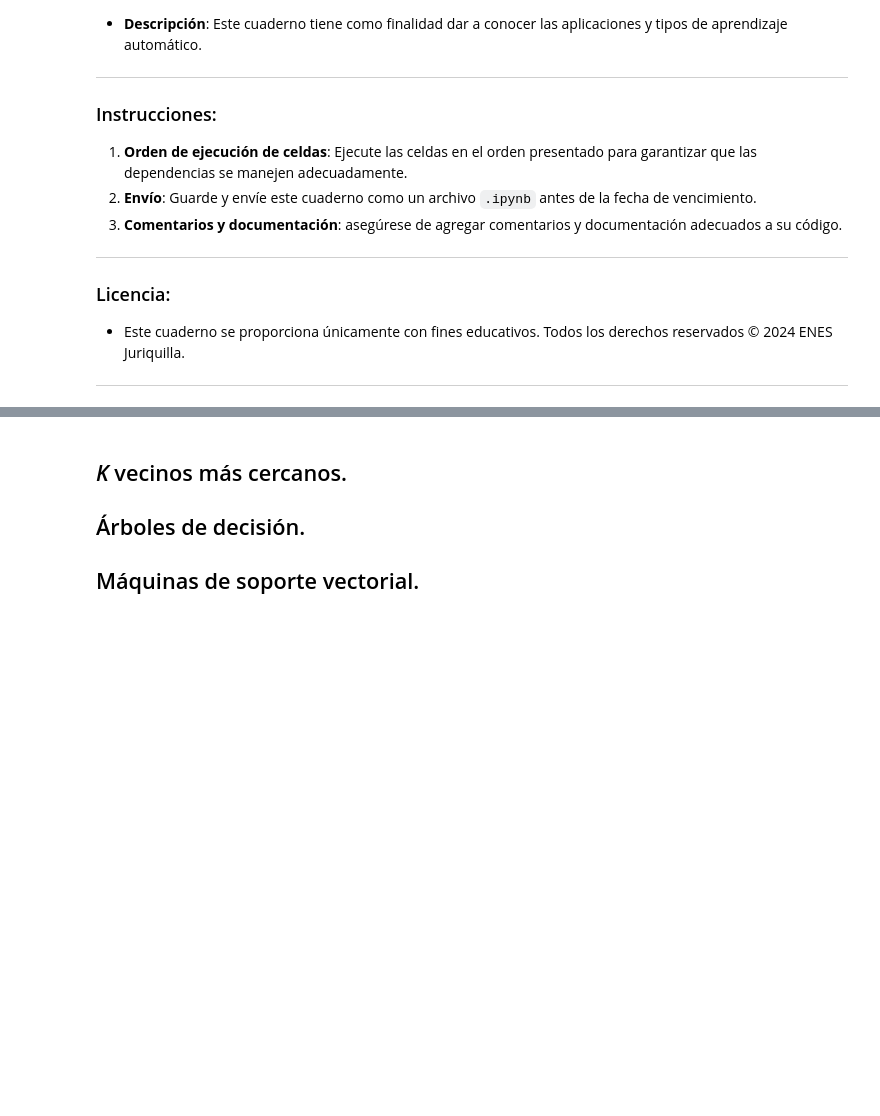
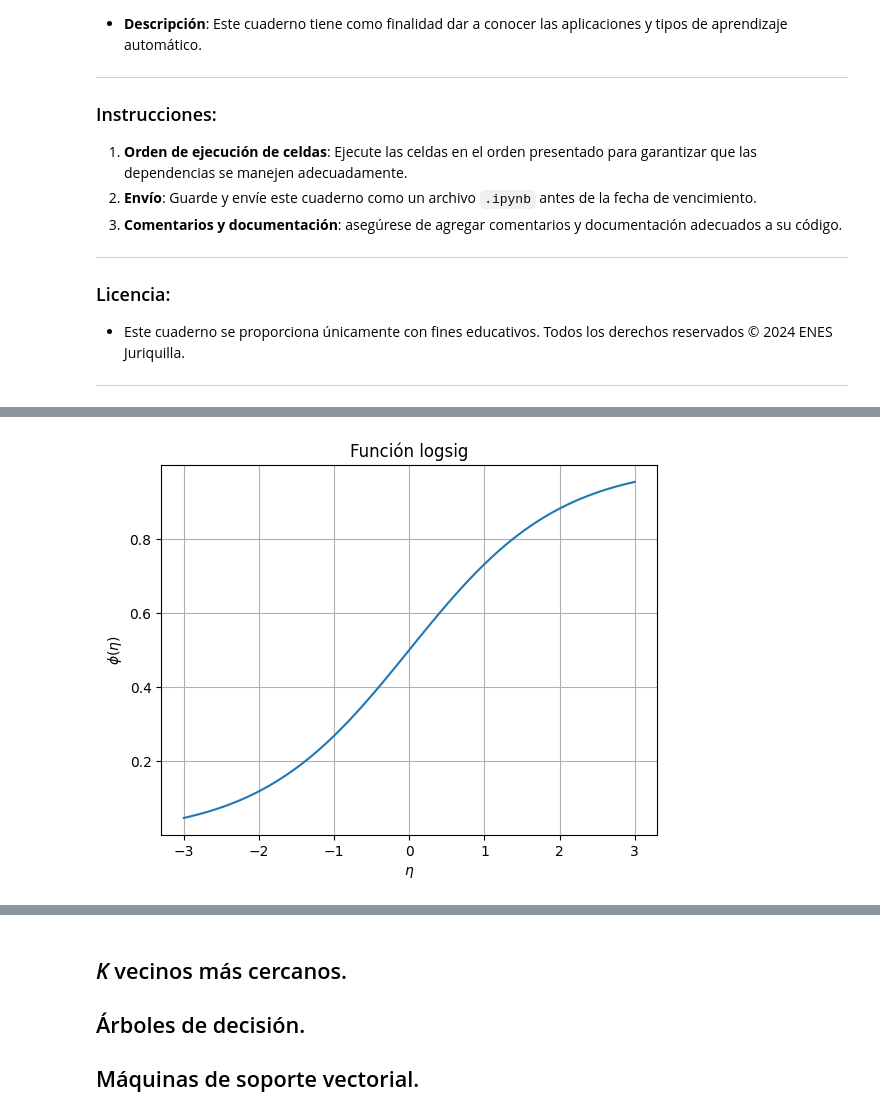
Before and after one commit to jesolisp/Curso-Introduccion-Aprendizaje-Automatico, a Jupyter notebook: docs/JESP_03_Modelos_clasificacion.ipynb, the cells around one changed output, grey strips where cells are left out. Cells and saved outputs as stored; diff of their text form; code cells hidden in the pictures; blank space fills up the shorter version.

```diff
--- a/docs/JESP_03_Modelos_clasificacion.ipynb
+++ b/docs/JESP_03_Modelos_clasificacion.ipynb
@@ -157,16 +151,21 @@ $$
 # %%
 import numpy as np
 import matplotlib.pyplot as plt
 
-x = np.linspace(-3,3,100)
+eta = np.linspace(-3,3,100)
 
 logsig = lambda n: 1/(1 + np.exp(-n)) # <--
 
 #def logsig(n):
 #    return 1/(1 + np.exp(-n))
 
 plt.figure()
-plt.plot(x,logsig(x))
+plt.plot(eta, logsig(eta))
+plt.xlabel('$\eta$')
+plt.ylabel('$\phi(\eta)$')
+plt.title('Función logsig')
 plt.grid('on')
 plt.show()
+# %% [output]
+[figure, added]
 # %% [markdown]
```
Also changed, not shown: parts of 14 cells of this notebook, 5 other files.
